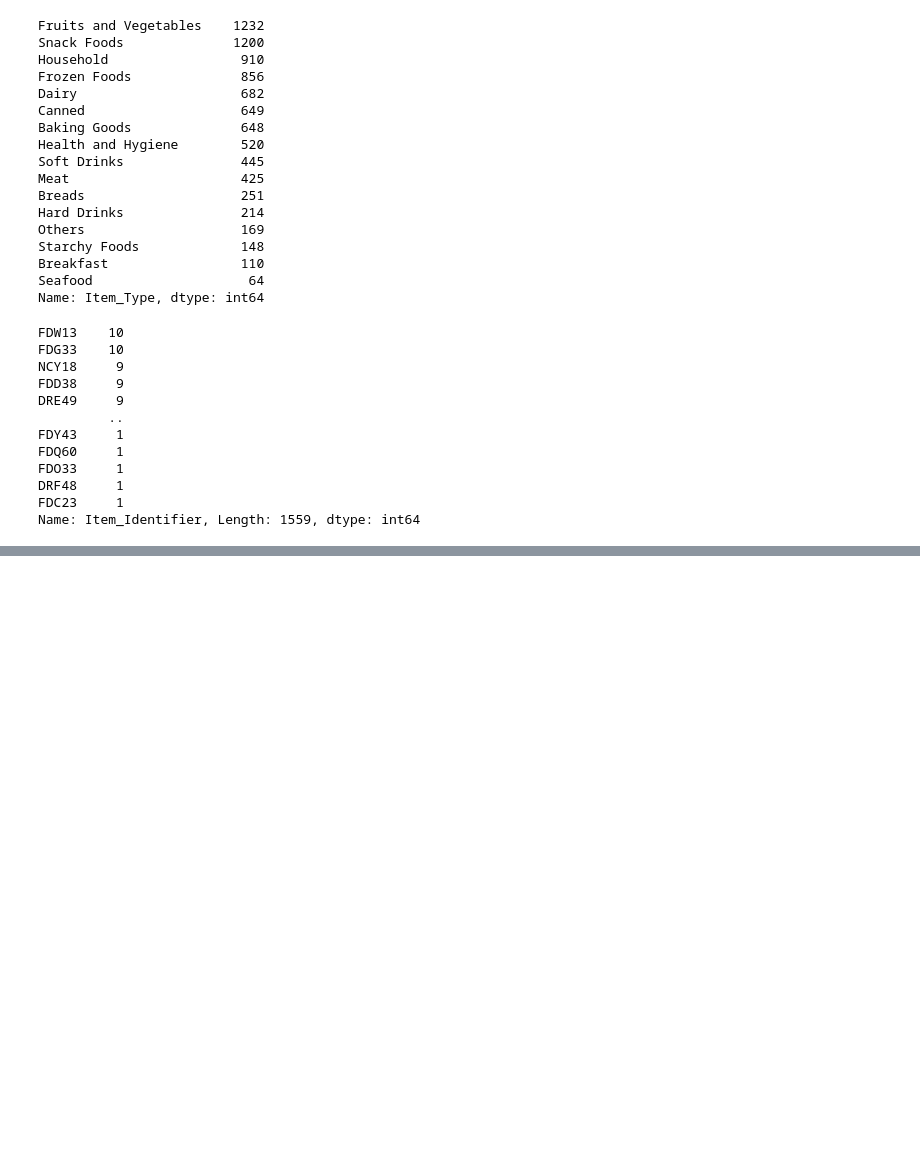
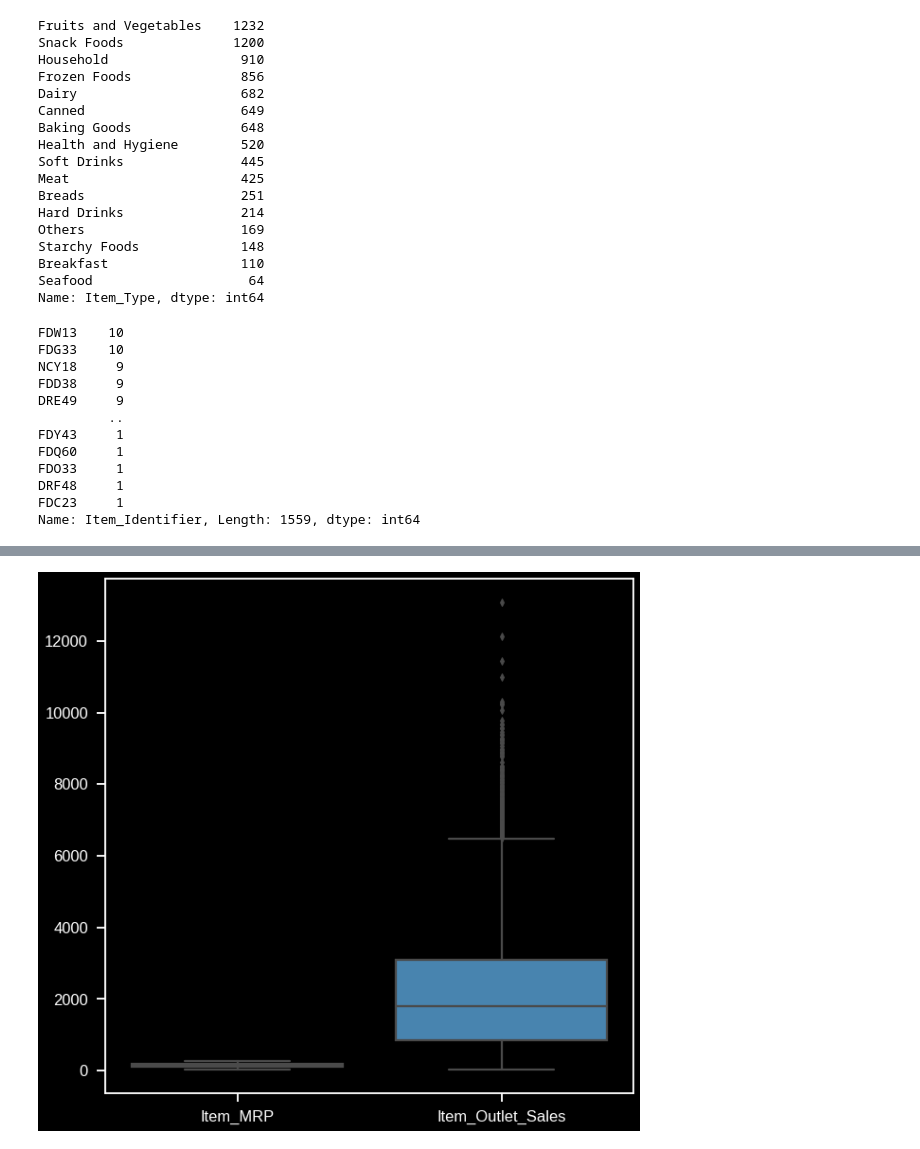
Before and after one commit to SeanRommes/food-sales-predictions, a Jupyter notebook: food_sales_predictions.ipynb, the cells around one changed output, grey strips where cells are left out. Cells and saved outputs as stored; diff of their text form; code cells hidden in the pictures; blank space fills up the shorter version.

```diff
--- a/food_sales_predictions.ipynb
+++ b/food_sales_predictions.ipynb
@@ -242,0 +253,7 @@ Name: Item_Visibility, dtype: float64
+# %%
+# This data infers that the maximum retail price, in comparison to outlet sales is much lower. This tells us that venders are setting there prices as high as they can to make a profit.
+#The table below the box plot gives us a closer look.
+plt.figure(figsize= (10,10))
+sns.boxplot(data = df.loc[:,['Item_MRP', 'Item_Outlet_Sales',]], palette = 'Blues');
+# %% [output]
+[figure, added]
```
Also changed, not shown: parts of 23 cells of this notebook.
